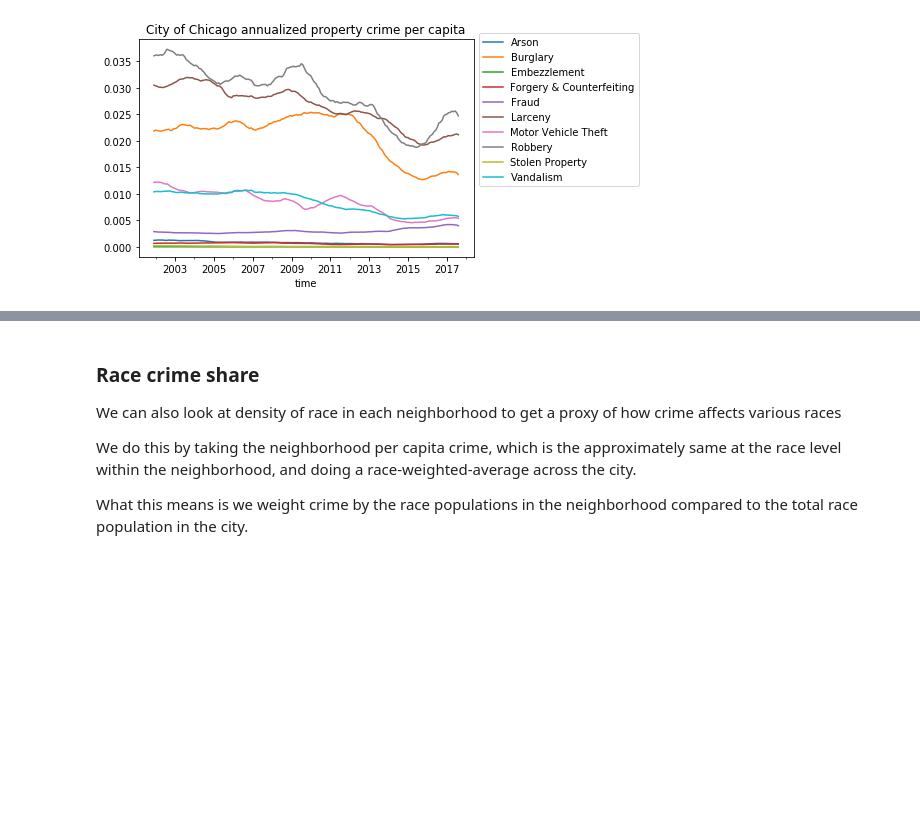
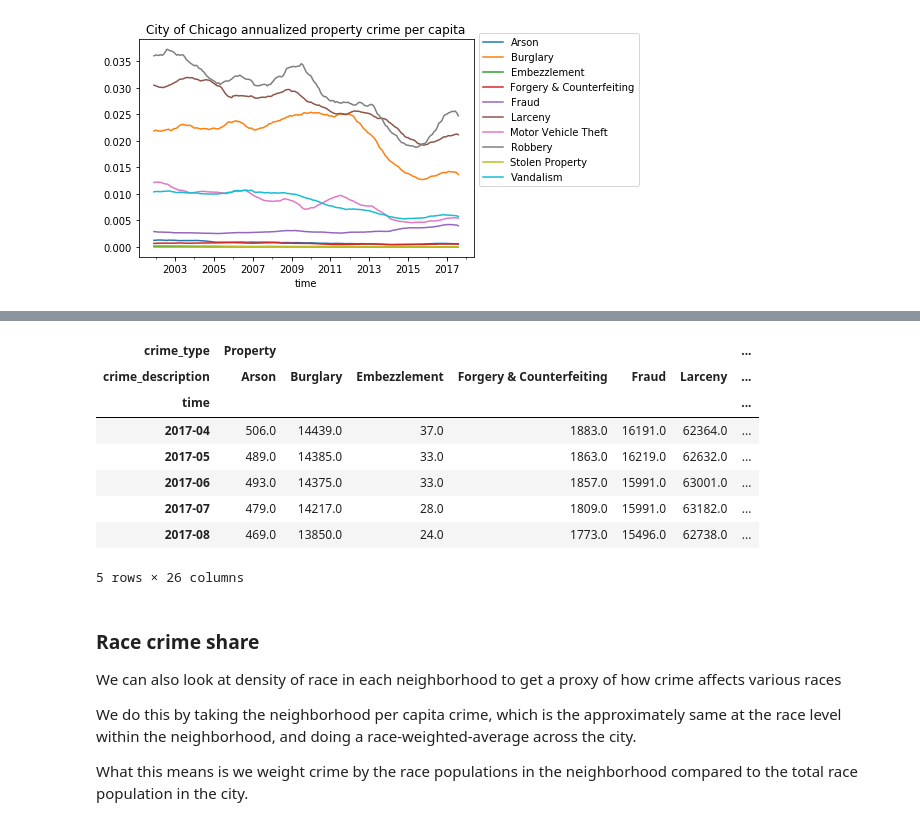
Before and after one commit to wakkadojo/chicago_crime, a Jupyter notebook: City_Proflie.ipynb, the cells around one changed output, grey strips where cells are left out. Saved outputs shown, nothing was run; the diff lists cells and outputs as text; code cells hidden in the pictures; blank space fills up the shorter version.

```diff
--- a/City_Proflie.ipynb
+++ b/City_Proflie.ipynb
@@ -514,8 +514,8 @@ plt.show()
 A similar analysis to the above allows us to produce the mean crime severity throughout the entire city through time
 # %%
 chicago_crimes_intermediate =\
-    individual_crimes.groupby(['crime_description', 'crime_type', 'time'])[['severity']]\
-    .sum().rename(columns = {'sum' : 'severity'})
+    individual_crimes.groupby(['crime_description', 'crime_type', 'time'])['severity']\
+    .agg(['sum', 'count']).rename(columns = {'sum' : 'severity', 'count' : 'occurrence'})
 # %%
 chicago_crime_intensity = chicago_crimes_intermediate\
     .pivot_table(index = 'time',
@@ -543,0 +548,7 @@ plt.show()
+# %%
+chicago_crime_occurrence = chicago_crimes_intermediate\
+    .pivot_table(index = 'time',
+                 columns = ['crime_type', 'crime_description'],
+                 values = 'occurrence')\
+    .fillna(0)\
+    .rolling(12).sum()
@@ -544,3 +560,15 @@ plt.show()
+# %%
+chicago_crime_occurrence.tail()
+# %% [output]
+| crime_type | Property |  |  |  |  |  | ... |
+| crime_description | Arson | Burglary | Embezzlement | Forgery & Counterfeiting | Fraud | Larceny | ... |
+| time |  |  |  |  |  |  | ... |
+| 2017-04 | 506.0 | 14439.0 | 37.0 | 1883.0 | 16191.0 | 62364.0 | ... |
+| 2017-05 | 489.0 | 14385.0 | 33.0 | 1863.0 | 16219.0 | 62632.0 | ... |
+| 2017-06 | 493.0 | 14375.0 | 33.0 | 1857.0 | 15991.0 | 63001.0 | ... |
+| 2017-07 | 479.0 | 14217.0 | 28.0 | 1809.0 | 15991.0 | 63182.0 | ... |
+| 2017-08 | 469.0 | 13850.0 | 24.0 | 1773.0 | 15496.0 | 62738.0 | ... |
+5 rows × 26 columns
 # %% [markdown]
 ### Race crime share
 
```
Also changed, not shown: parts of 34 cells of this notebook, 3 other files.
